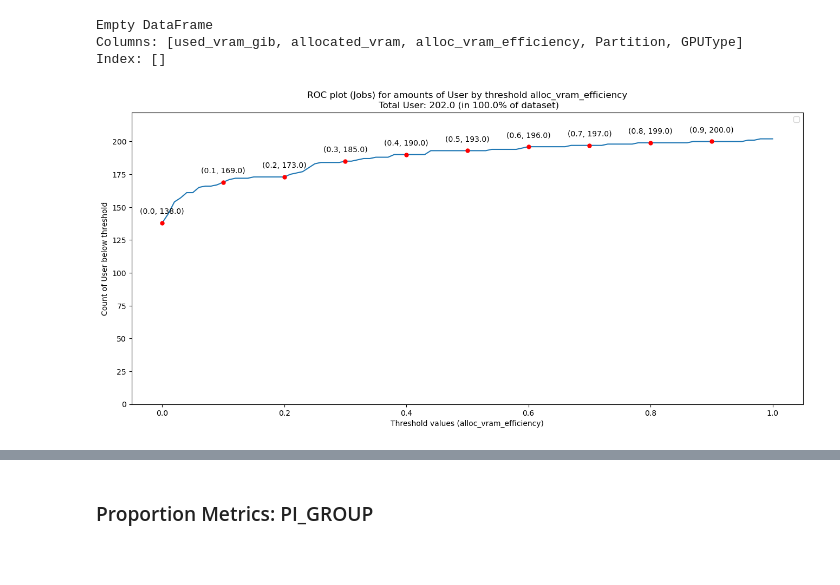
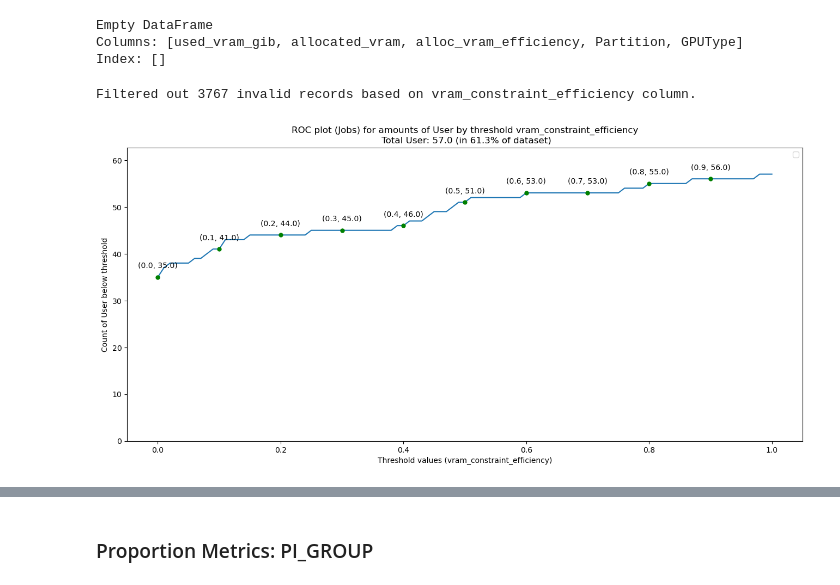
Before and after one commit to UnityHPC/ds4cg-job-analytics, a Jupyter notebook: notebooks/ROC Plot.ipynb, the cells around one changed output, grey strips where cells are left out. Saved outputs shown, nothing was run; the diff lists cells and outputs as text; code cells hidden in the pictures; blank space fills up the shorter version.

```diff
--- a/notebooks/ROC Plot.ipynb
+++ b/notebooks/ROC Plot.ipynb
@@ -280,18 +288,21 @@ Empty DataFrame
 Columns: [used_vram_gib, allocated_vram, alloc_vram_efficiency, Partition, GPUType]
 Index: []
 # %%
-threshold_metric = enum_constants.JobEfficiencyMetricsEnum.ALLOC_VRAM_EFFICIENCY
+# plot raw number of job_hours
+threshold_metric = enum_constants.JobEfficiencyMetricsEnum.VRAM_CONSTRAINT_EFFICIENCY
 proportion_metric = enum_constants.ProportionMetricsEnum.USERS
-fig, (axe1) = roc_instance.plot_roc_jobs(
+fig, (axe1) = roc_instance.plot_roc(
+    plot_type=ROCPlotTypes.JOB,
     min_threshold=0.0,
     threshold_step=0.01,
     max_threshold=1.0,
     threshold_metric=threshold_metric,
     proportion_metric=proportion_metric,
     plot_percentage=False,
 )
 # %% [output]
+Filtered out 3767 invalid records based on vram_constraint_efficiency column.
-[figure, old version]
+[figure, new version]
 # %%
 user_with_all_vram_score_null = (
     roc_instance.jobs_with_efficiency_metrics.groupby("User")["vram_constraint_efficiency"]
```
Also changed, not shown: parts of 37 cells of this notebook, 1 other file.
